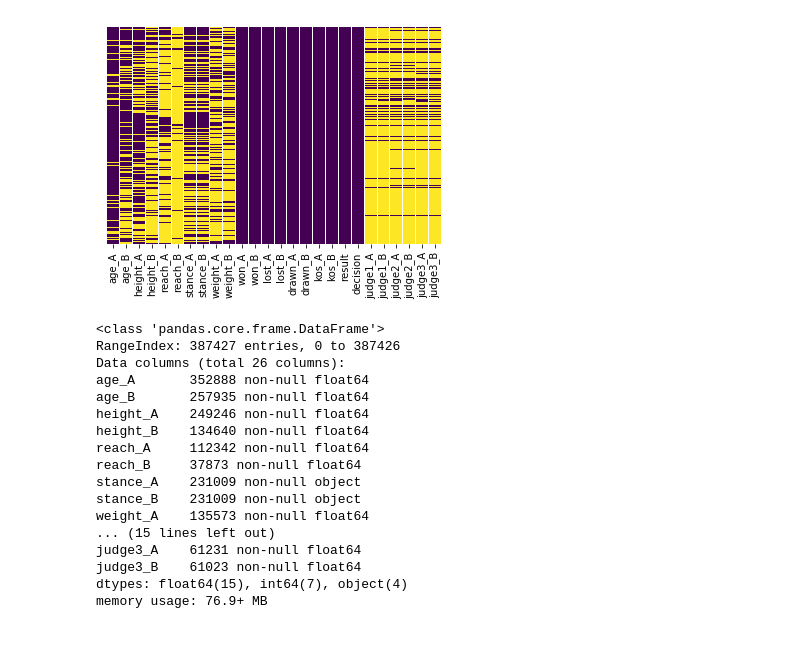
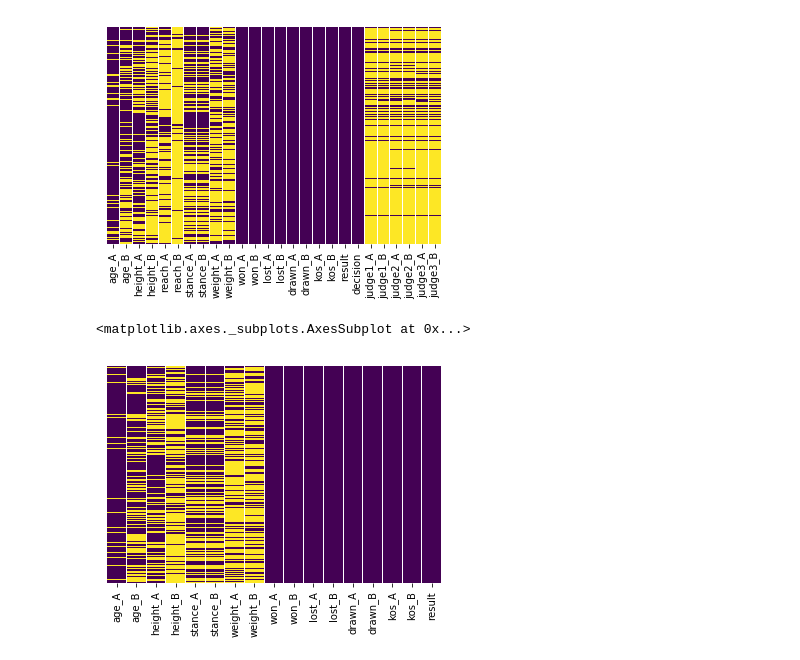
Before and after one commit to Nar67/MachineLearningProject, a Jupyter notebook: project/DataSet Testing Grounds.ipynb, the cells around one changed output. Saved outputs shown, nothing was run; the diff lists cells and outputs as text; code cells hidden in the pictures.

```diff
--- a/project/DataSet Testing Grounds.ipynb
+++ b/project/DataSet Testing Grounds.ipynb
@@ -22,23 +17,10 @@ sns.heatmap(box.isnull(),yticklabels=False,cbar=False,cmap='viridis')
 # %% [output]
 <matplotlib.axes._subplots.AxesSubplot at 0x...>
 [figure]
-# %%
-box.info()
-# %% [output]
-<class 'pandas.core.frame.DataFrame'>
-RangeIndex: 387427 entries, 0 to 387426
-Data columns (total 26 columns):
-age_A       352888 non-null float64
-age_B       257935 non-null float64
-height_A    249246 non-null float64
-height_B    134640 non-null float64
-reach_A     112342 non-null float64
-reach_B     37873 non-null float64
-stance_A    231009 non-null object
-stance_B    231009 non-null object
-weight_A    135573 non-null float64
-... (15 lines left out)
-judge3_A    61231 non-null float64
-judge3_B    61023 non-null float64
-dtypes: float64(15), int64(7), object(4)
-memory usage: 76.9+ MB
+# %%
+box.drop(['judge1_A', 'judge1_B', 'judge2_A', 'judge2_B', 'judge3_A', 'judge3_B', 'decision', 'reach_A', 'reach_B'], axis=1, inplace=True)
+# %%
+sns.heatmap(box.isnull(),yticklabels=False,cbar=False,cmap='viridis')
+# %% [output]
+<matplotlib.axes._subplots.AxesSubplot at 0x...>
+[figure, added]
```
Also changed, not shown: parts of 58 cells of this notebook, 2 other files.
